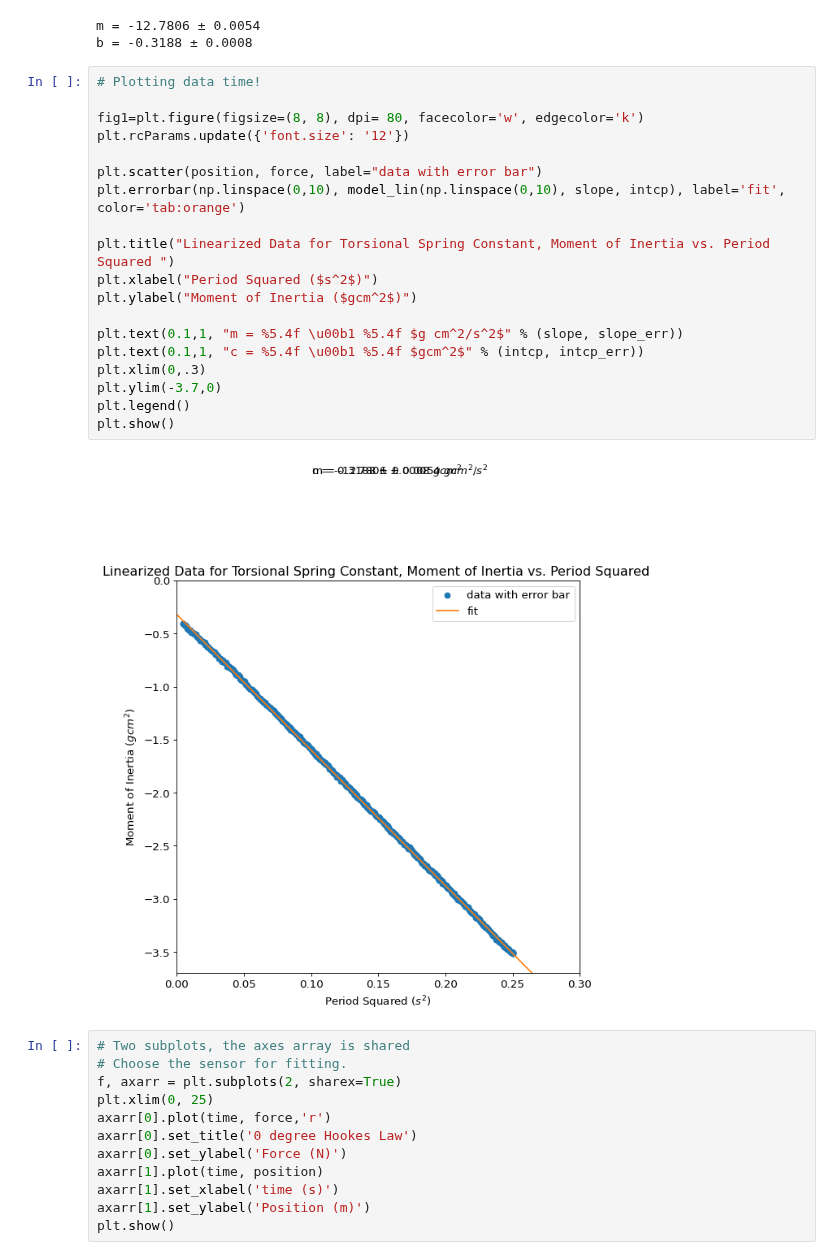
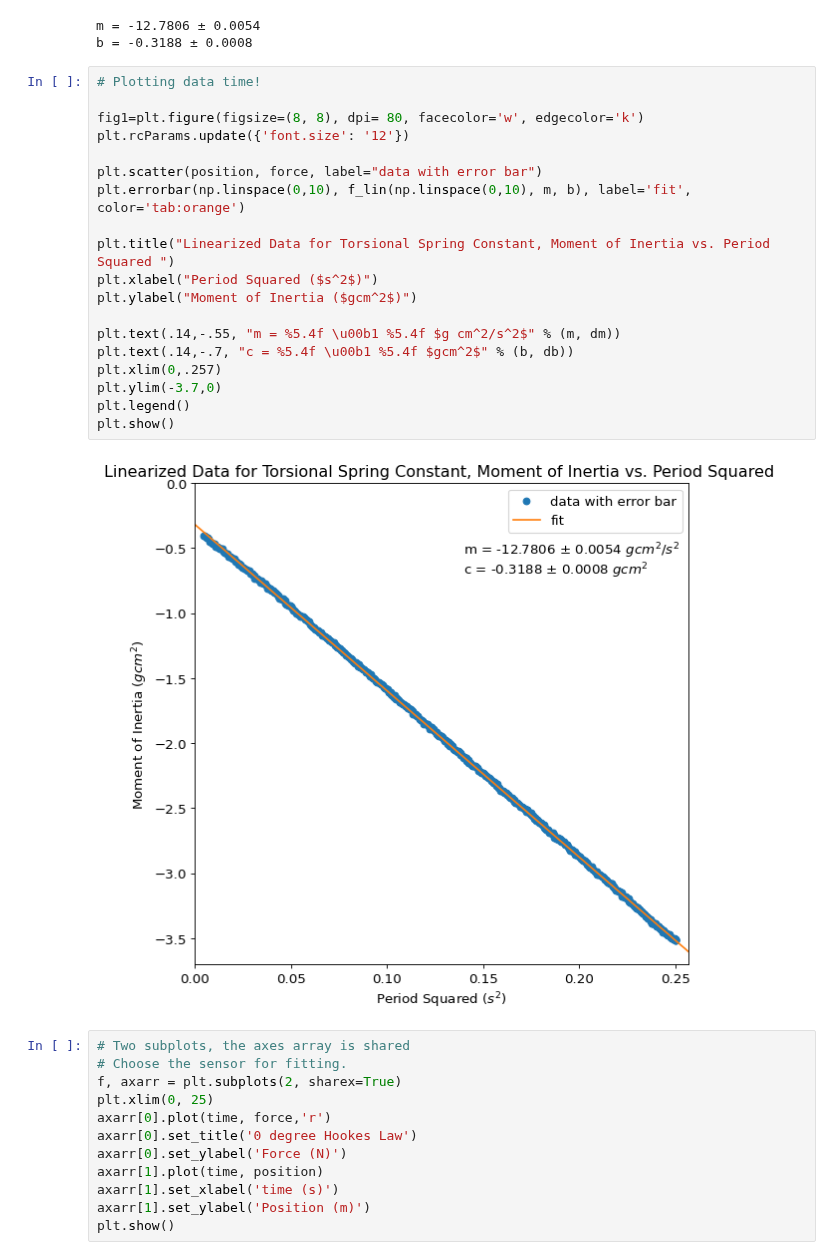
Before and after one commit to matthew-ding/physics5bl, a Jupyter notebook: Lab7/Data/Lab7_Part1.ipynb, the cells around one changed output. Drawn from its saved outputs; the diff is of its cells as text.

```diff
--- a/Lab7/Data/Lab7_Part1.ipynb
+++ b/Lab7/Data/Lab7_Part1.ipynb
@@ -35,24 +35,24 @@ b = -0.3188 ± 0.0008
 # %%
 # Plotting data time!
 
 fig1=plt.figure(figsize=(8, 8), dpi= 80, facecolor='w', edgecolor='k')
 plt.rcParams.update({'font.size': '12'})
 
 plt.scatter(position, force, label="data with error bar")
-plt.errorbar(np.linspace(0,10), model_lin(np.linspace(0,10), slope, intcp), label='fit', color='tab:orange')
+plt.errorbar(np.linspace(0,10), f_lin(np.linspace(0,10), m, b), label='fit', color='tab:orange')
 
 plt.title("Linearized Data for Torsional Spring Constant, Moment of Inertia vs. Period Squared ")
 plt.xlabel("Period Squared ($s^2$)")
 plt.ylabel("Moment of Inertia ($gcm^2$)")
 
-plt.text(0.1,1, "m = %5.4f \u00b1 %5.4f $g cm^2/s^2$" % (slope, slope_err))
-plt.text(0.1,1, "c = %5.4f \u00b1 %5.4f $gcm^2$" % (intcp, intcp_err))
-plt.xlim(0,.3)
+plt.text(.14,-.55, "m = %5.4f \u00b1 %5.4f $g cm^2/s^2$" % (m, dm))
+plt.text(.14,-.7, "c = %5.4f \u00b1 %5.4f $gcm^2$" % (b, db))
+plt.xlim(0,.257)
 plt.ylim(-3.7,0)
 plt.legend()
 plt.show()
 # %% [output]
-[figure, old version]
+[figure, new version]
 # %%
 # Two subplots, the axes array is shared
 # Choose the sensor for fitting.
```
